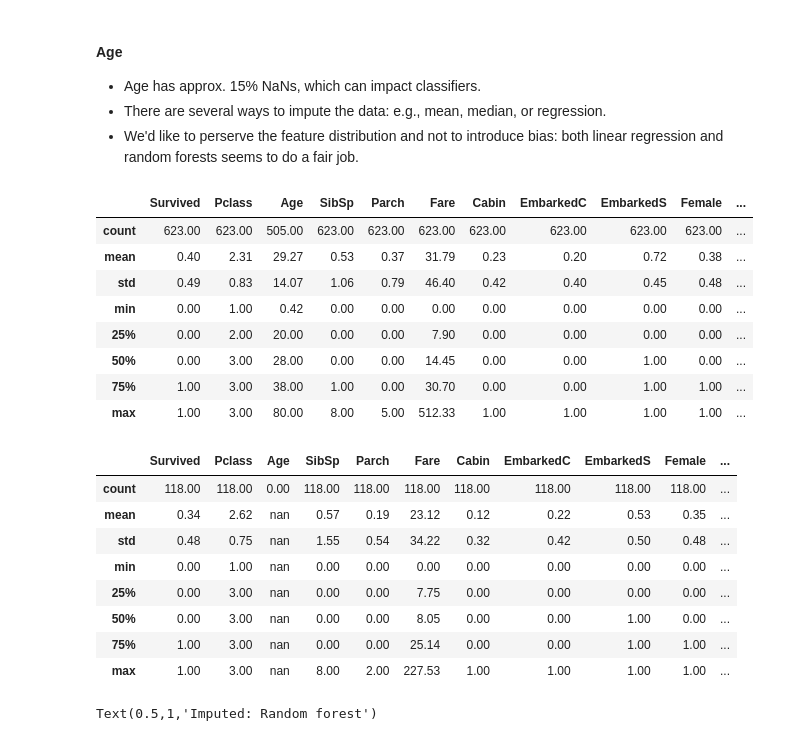
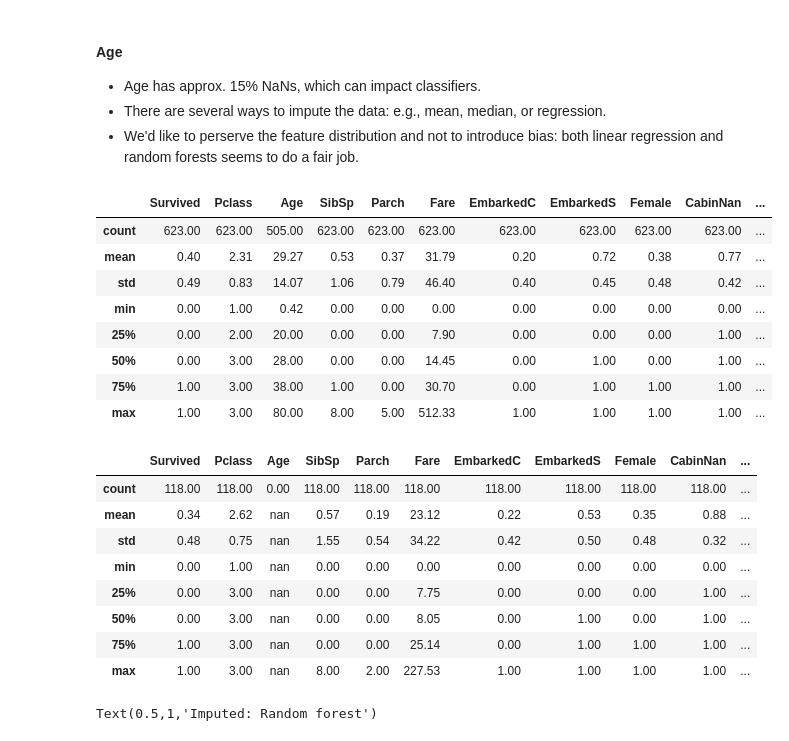
Before and after one commit to mysterious-ben/Titanic, a Jupyter notebook: run/data_analysis.ipynb, the cells around one changed output. Cells and saved outputs as stored; diff of their text form; code cells hidden in the pictures.

```diff
--- a/run/data_analysis.ipynb
+++ b/run/data_analysis.ipynb
@@ -136,7 +136,8 @@ display(dataC.sample(n=5))
 - The first letter of Cabin corresponds to the desk, which could be used (to do later).
 # %%
 utdata.dropFeature(dataC, 'Ticket')
-dataC['Cabin'] = dataC['Cabin'].notna().astype(int)
+dataC['CabinNan'] = dataC['Cabin'].isna().astype(int)
+utdata.dropFeature(dataC, 'Cabin')
 # %% [markdown]
 #### Name
 - The title in the name could be useful => Extract it as a new categorical feature Title.
@@ -146,8 +147,11 @@ dataC['Cabin'] = dataC['Cabin'].notna().astype(int)
 #-- Extracting the title (later: could use the surname)
 titles = dataC.Name.apply(utdata.getTitle)
 display(titles.value_counts())
-titles[(titles != 'Mr') & (titles != 'Miss') & (titles != 'Mrs') & (titles != 'Master')] = ''
+titles[(titles == 'Mlle')] = 'Miss'
+titles[(titles == 'Mme')] = 'Mrs'
+titles[(titles != 'Mr') & (titles != 'Miss') & (titles != 'Mrs') & (titles != 'Master')] = 'Rare'
 display(titles.value_counts())
+display(dataC.loc[((titles != 'Miss') & (titles != 'Mrs')) & (dataC.Female == 1), :])
 # %% [output]
 Mr              345
 Miss            132
@@ -193,26 +204,26 @@ with utgen.printOptions():
 # %%
 #-- Age distribution
 with utgen.printOptions():
     display(dataC.describe())
-    display(dataC[dataC['Age'].isnull()].describe())
+    display(dataC[dataC.Age.isna()].describe())
 # %% [output]
-|  | Survived | Pclass | Age | SibSp | Parch | Fare | Cabin | EmbarkedC | EmbarkedS | Female | ... |
+|  | Survived | Pclass | Age | SibSp | Parch | Fare | EmbarkedC | EmbarkedS | Female | CabinNan | ... |
 | count | 623.00 | 623.00 | 505.00 | 623.00 | 623.00 | 623.00 | 623.00 | 623.00 | 623.00 | 623.00 | ... |
-| mean | 0.40 | 2.31 | 29.27 | 0.53 | 0.37 | 31.79 | 0.23 | 0.20 | 0.72 | 0.38 | ... |
-| std | 0.49 | 0.83 | 14.07 | 1.06 | 0.79 | 46.40 | 0.42 | 0.40 | 0.45 | 0.48 | ... |
+| mean | 0.40 | 2.31 | 29.27 | 0.53 | 0.37 | 31.79 | 0.20 | 0.72 | 0.38 | 0.77 | ... |
+| std | 0.49 | 0.83 | 14.07 | 1.06 | 0.79 | 46.40 | 0.40 | 0.45 | 0.48 | 0.42 | ... |
 | min | 0.00 | 1.00 | 0.42 | 0.00 | 0.00 | 0.00 | 0.00 | 0.00 | 0.00 | 0.00 | ... |
-| 25% | 0.00 | 2.00 | 20.00 | 0.00 | 0.00 | 7.90 | 0.00 | 0.00 | 0.00 | 0.00 | ... |
-| 50% | 0.00 | 3.00 | 28.00 | 0.00 | 0.00 | 14.45 | 0.00 | 0.00 | 1.00 | 0.00 | ... |
-| 75% | 1.00 | 3.00 | 38.00 | 1.00 | 0.00 | 30.70 | 0.00 | 0.00 | 1.00 | 1.00 | ... |
+| 25% | 0.00 | 2.00 | 20.00 | 0.00 | 0.00 | 7.90 | 0.00 | 0.00 | 0.00 | 1.00 | ... |
+| 50% | 0.00 | 3.00 | 28.00 | 0.00 | 0.00 | 14.45 | 0.00 | 1.00 | 0.00 | 1.00 | ... |
+| 75% | 1.00 | 3.00 | 38.00 | 1.00 | 0.00 | 30.70 | 0.00 | 1.00 | 1.00 | 1.00 | ... |
 | max | 1.00 | 3.00 | 80.00 | 8.00 | 5.00 | 512.33 | 1.00 | 1.00 | 1.00 | 1.00 | ... |
-|  | Survived | Pclass | Age | SibSp | Parch | Fare | Cabin | EmbarkedC | EmbarkedS | Female | ... |
+|  | Survived | Pclass | Age | SibSp | Parch | Fare | EmbarkedC | EmbarkedS | Female | CabinNan | ... |
 | count | 118.00 | 118.00 | 0.00 | 118.00 | 118.00 | 118.00 | 118.00 | 118.00 | 118.00 | 118.00 | ... |
-| mean | 0.34 | 2.62 | nan | 0.57 | 0.19 | 23.12 | 0.12 | 0.22 | 0.53 | 0.35 | ... |
-| std | 0.48 | 0.75 | nan | 1.55 | 0.54 | 34.22 | 0.32 | 0.42 | 0.50 | 0.48 | ... |
+| mean | 0.34 | 2.62 | nan | 0.57 | 0.19 | 23.12 | 0.22 | 0.53 | 0.35 | 0.88 | ... |
+| std | 0.48 | 0.75 | nan | 1.55 | 0.54 | 34.22 | 0.42 | 0.50 | 0.48 | 0.32 | ... |
 | min | 0.00 | 1.00 | nan | 0.00 | 0.00 | 0.00 | 0.00 | 0.00 | 0.00 | 0.00 | ... |
-| 25% | 0.00 | 3.00 | nan | 0.00 | 0.00 | 7.75 | 0.00 | 0.00 | 0.00 | 0.00 | ... |
-| 50% | 0.00 | 3.00 | nan | 0.00 | 0.00 | 8.05 | 0.00 | 0.00 | 1.00 | 0.00 | ... |
-| 75% | 1.00 | 3.00 | nan | 0.00 | 0.00 | 25.14 | 0.00 | 0.00 | 1.00 | 1.00 | ... |
+| 25% | 0.00 | 3.00 | nan | 0.00 | 0.00 | 7.75 | 0.00 | 0.00 | 0.00 | 1.00 | ... |
+| 50% | 0.00 | 3.00 | nan | 0.00 | 0.00 | 8.05 | 0.00 | 1.00 | 0.00 | 1.00 | ... |
+| 75% | 1.00 | 3.00 | nan | 0.00 | 0.00 | 25.14 | 0.00 | 1.00 | 1.00 | 1.00 | ... |
 | max | 1.00 | 3.00 | nan | 8.00 | 2.00 | 227.53 | 1.00 | 1.00 | 1.00 | 1.00 | ... |
 # %%
 #-- Imputed age distribution
```
Also changed, not shown: parts of 11 cells of this notebook, 9 other files.
